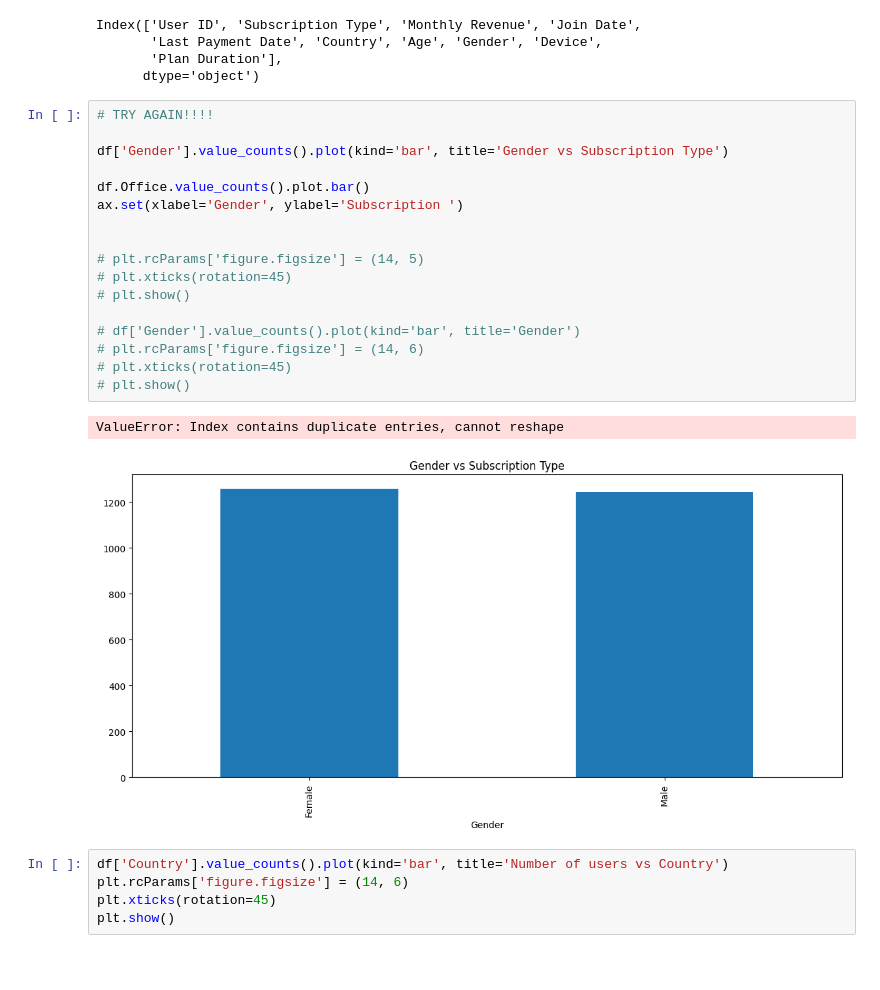
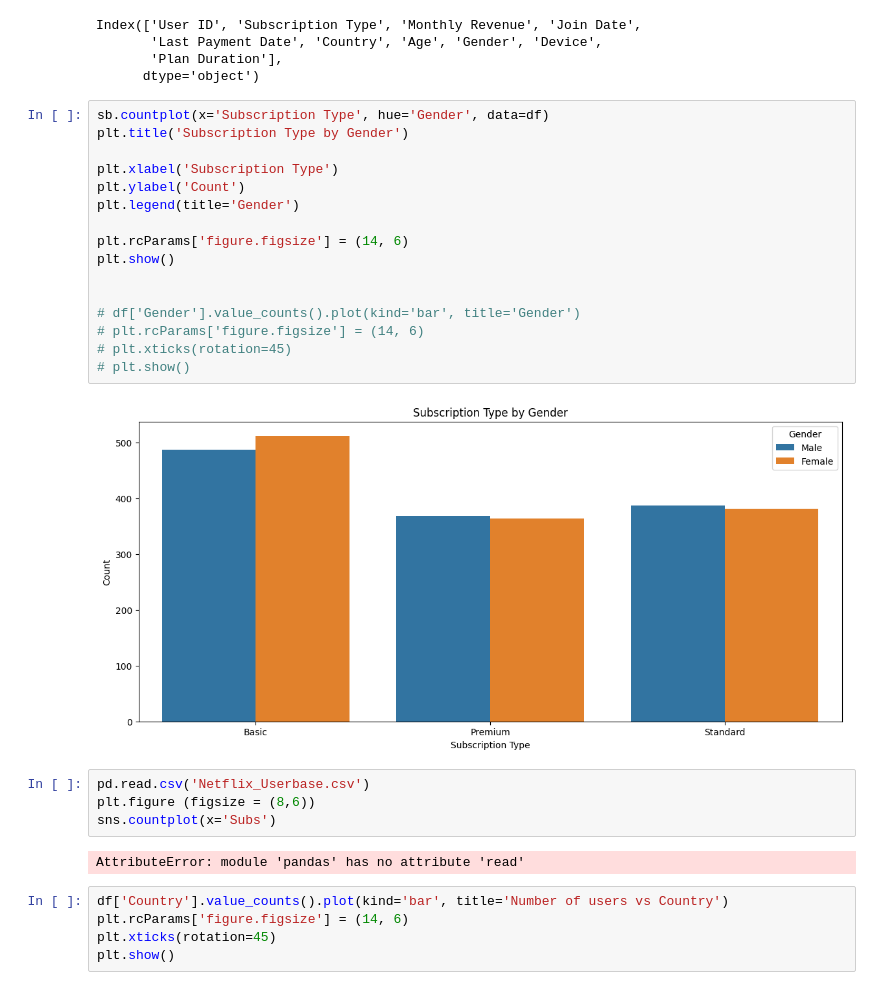
Before and after one commit to dhirana-s/MYDAC-Curriculum, a Jupyter notebook: DAC-002_EDA/netflix_tutorial.ipynb, the cells around one changed output. Cells and saved outputs as stored; diff of their text form; blank space fills up the shorter version.

Commit message:
Updated netflix tutorial file

```diff
--- a/DAC-002_EDA/netflix_tutorial.ipynb
+++ b/DAC-002_EDA/netflix_tutorial.ipynb
@@ -88,25 +88,29 @@ Index(['User ID', 'Subscription Type', 'Monthly Revenue', 'Join Date',
        'Plan Duration'],
       dtype='object')
 # %%
-# TRY AGAIN!!!!
+sb.countplot(x='Subscription Type', hue='Gender', data=df)
+plt.title('Subscription Type by Gender')
 
-df['Gender'].value_counts().plot(kind='bar', title='Gender vs Subscription Type')
+plt.xlabel('Subscription Type')
+plt.ylabel('Count')
+plt.legend(title='Gender')
 
-df.Office.value_counts().plot.bar()
-ax.set(xlabel='Gender', ylabel='Subscription ')
+plt.rcParams['figure.figsize'] = (14, 6)
+plt.show()
 
-
-# plt.rcParams['figure.figsize'] = (14, 5)
-# plt.xticks(rotation=45)
-# plt.show()
 
 # df['Gender'].value_counts().plot(kind='bar', title='Gender')
 # plt.rcParams['figure.figsize'] = (14, 6)
 # plt.xticks(rotation=45)
 # plt.show()
 # %% [output]
-ValueError: Index contains duplicate entries, cannot reshape
-[figure, old version]
+[figure, new version]
+# %%
+pd.read.csv('Netflix_Userbase.csv')
+plt.figure (figsize = (8,6))
+sns.countplot(x='Subs')
+# %% [output]
+AttributeError: module 'pandas' has no attribute 'read'
 # %%
 df['Country'].value_counts().plot(kind='bar', title='Number of users vs Country')
 plt.rcParams['figure.figsize'] = (14, 6)
```
Also changed, not shown: parts of 1 cell of this notebook.
